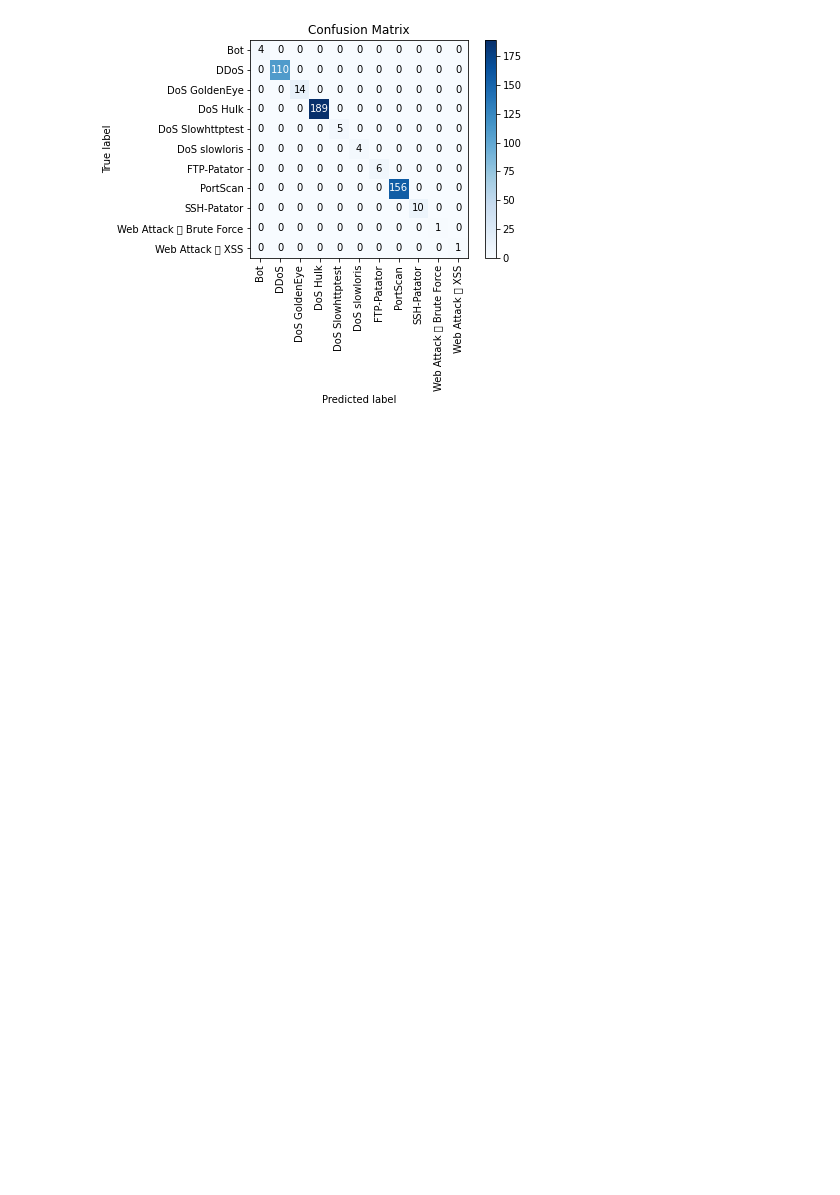
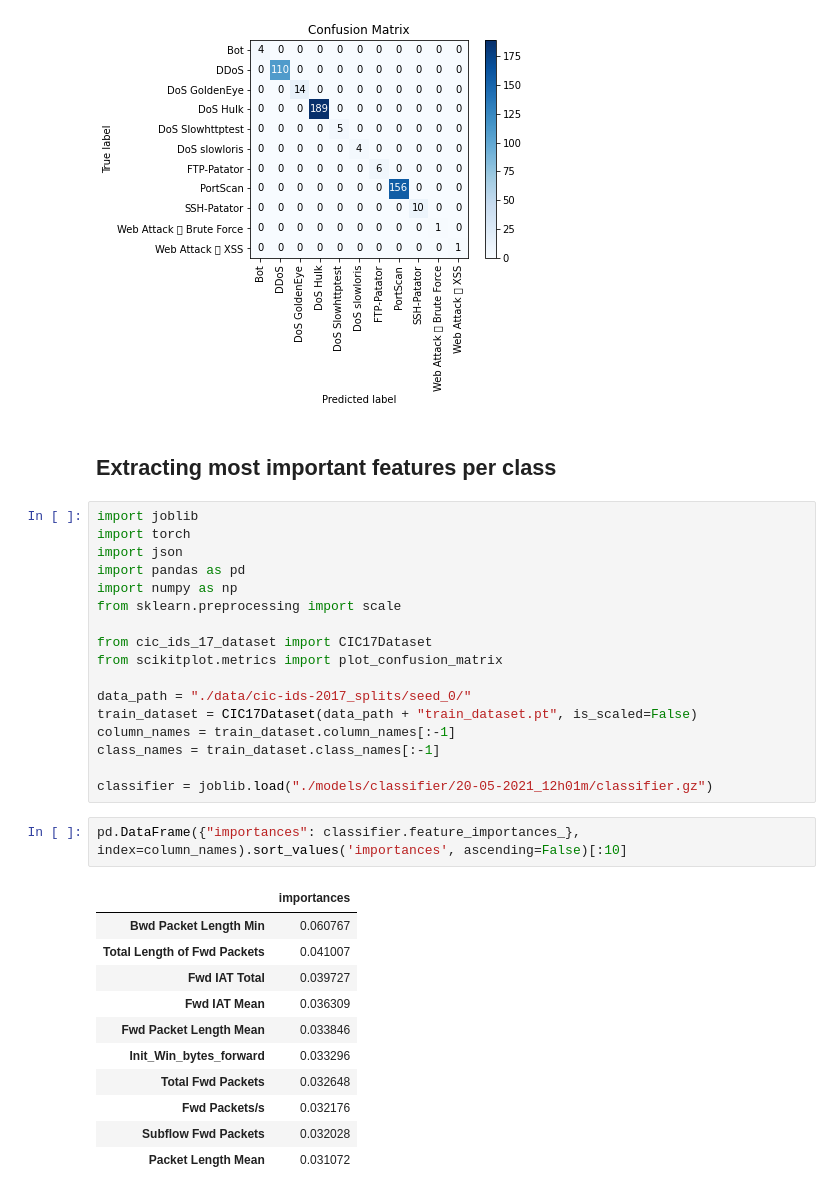
Before and after one commit to CN-TU/controllable-network-data-balancing-with-gans, a Jupyter notebook: train_classifier.ipynb, the cells around one changed output. Cells and saved outputs as stored; diff of their text form; blank space fills up the shorter version.

Commit message:
feature importance extraction

```diff
--- a/train_classifier.ipynb
+++ b/train_classifier.ipynb
@@ -73,3 +73,36 @@ plot_confusion_matrix(y, y_preds, x_tick_rotation=90)
 [Parallel(n_jobs=4)]: Done 100 out of 100 | elapsed:    0.1s finished
 <matplotlib.axes._subplots.AxesSubplot at 0x...>
 [figure]
+# %% [markdown]
+## Extracting most important features per class
+# %%
+import joblib
+import torch
+import json
+import pandas as pd
+import numpy as np
+from sklearn.preprocessing import scale
+
+from cic_ids_17_dataset import CIC17Dataset
+from scikitplot.metrics import plot_confusion_matrix
+
+data_path = "./data/cic-ids-2017_splits/seed_0/"
+train_dataset = CIC17Dataset(data_path + "train_dataset.pt", is_scaled=False)
+column_names = train_dataset.column_names[:-1]
+class_names = train_dataset.class_names[:-1]
+
+classifier = joblib.load("./models/classifier/20-05-2021_12h01m/classifier.gz")
+# %%
+pd.DataFrame({"importances": classifier.feature_importances_}, index=column_names).sort_values('importances', ascending=False)[:10]
+# %% [output]
+|  | importances |
+| Bwd Packet Length Min | 0.060767 |
+| Total Length of Fwd Packets | 0.041007 |
+| Fwd IAT Total | 0.039727 |
+| Fwd IAT Mean | 0.036309 |
+| Fwd Packet Length Mean | 0.033846 |
+| Init_Win_bytes_forward | 0.033296 |
+| Total Fwd Packets | 0.032648 |
+| Fwd Packets/s | 0.032176 |
+| Subflow Fwd Packets | 0.032028 |
+| Packet Length Mean | 0.031072 |
```
Also changed, not shown: parts of 2 cells of this notebook.
